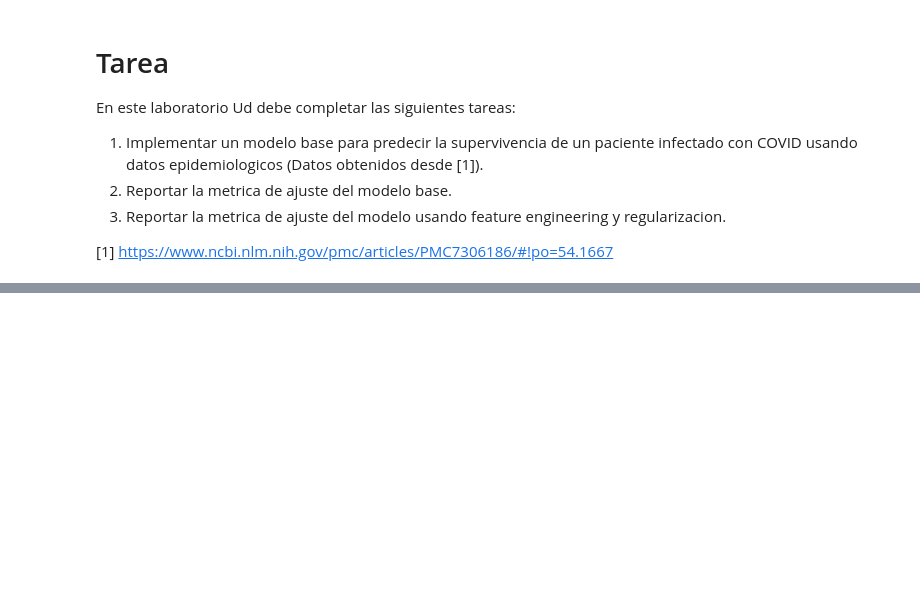
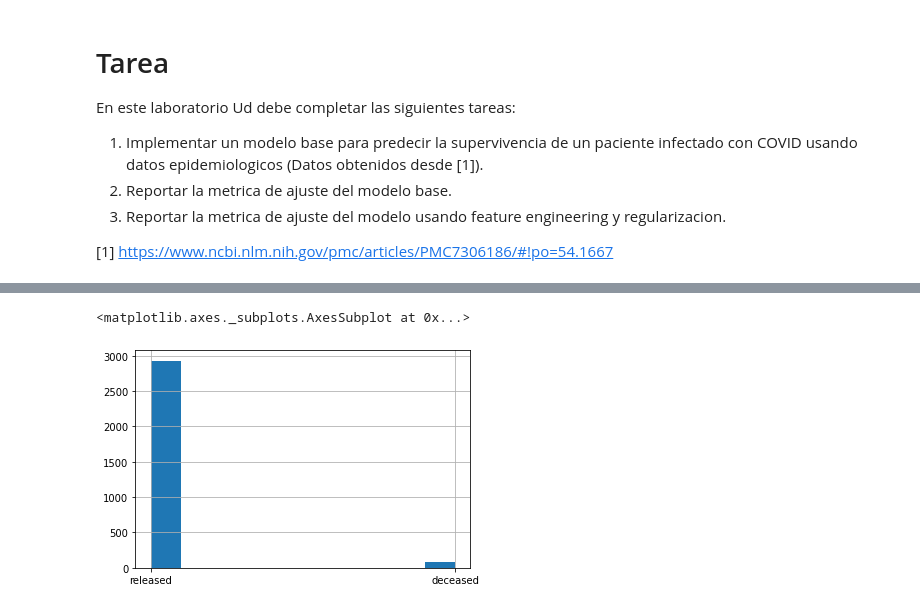
Before and after one commit to sherna90/mineria_datos, a Jupyter notebook: 4.-modelos_lineales_clasificacion.ipynb, the cells around one changed output, grey strips where cells are left out. Saved outputs shown, nothing was run; the diff lists cells and outputs as text; code cells hidden in the pictures; blank space fills up the shorter version.

```diff
--- a/4.-modelos_lineales_clasificacion.ipynb
+++ b/4.-modelos_lineales_clasificacion.ipynb
@@ -157,0 +223,7 @@ patient_info.head()
+# %%
+data=patient_info.loc[(patient_info['state']=='released') | (patient_info['state']=='deceased')]
+# %%
+data['state'].hist()
+# %% [output]
+<matplotlib.axes._subplots.AxesSubplot at 0x...>
+[figure, added]
```
Also changed, not shown: parts of 27 cells of this notebook.
